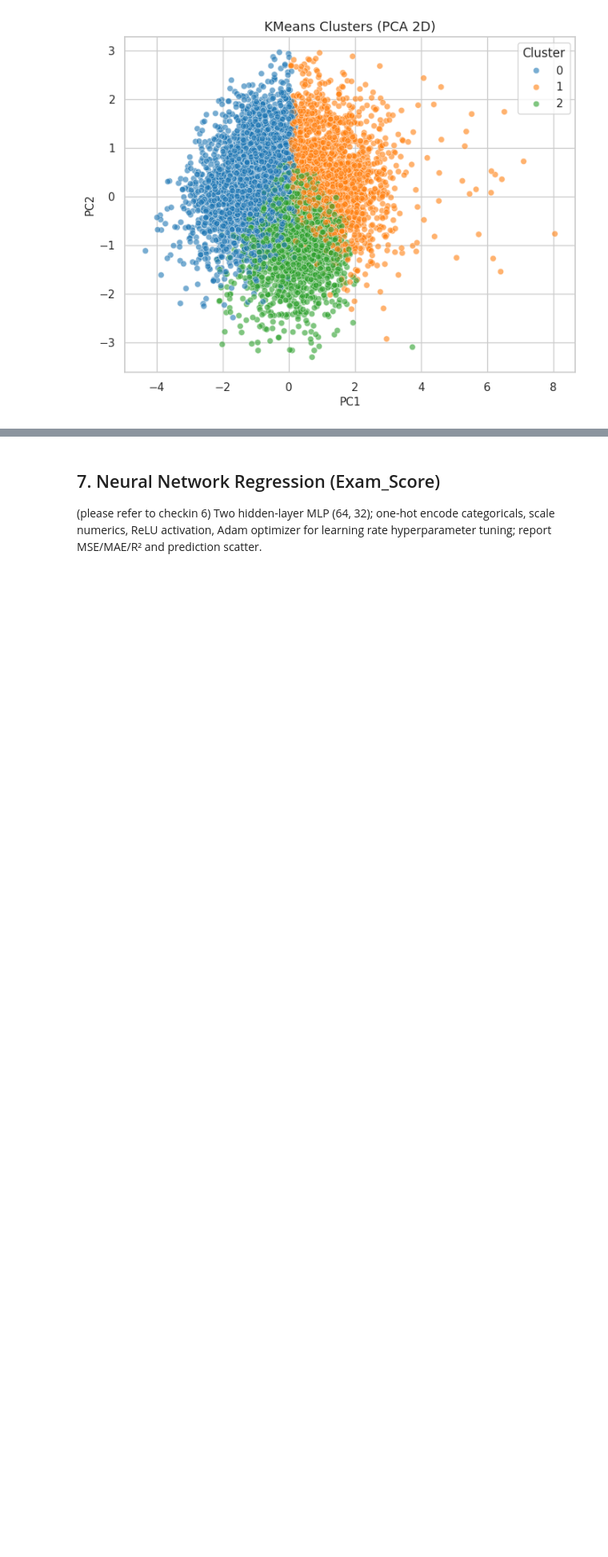
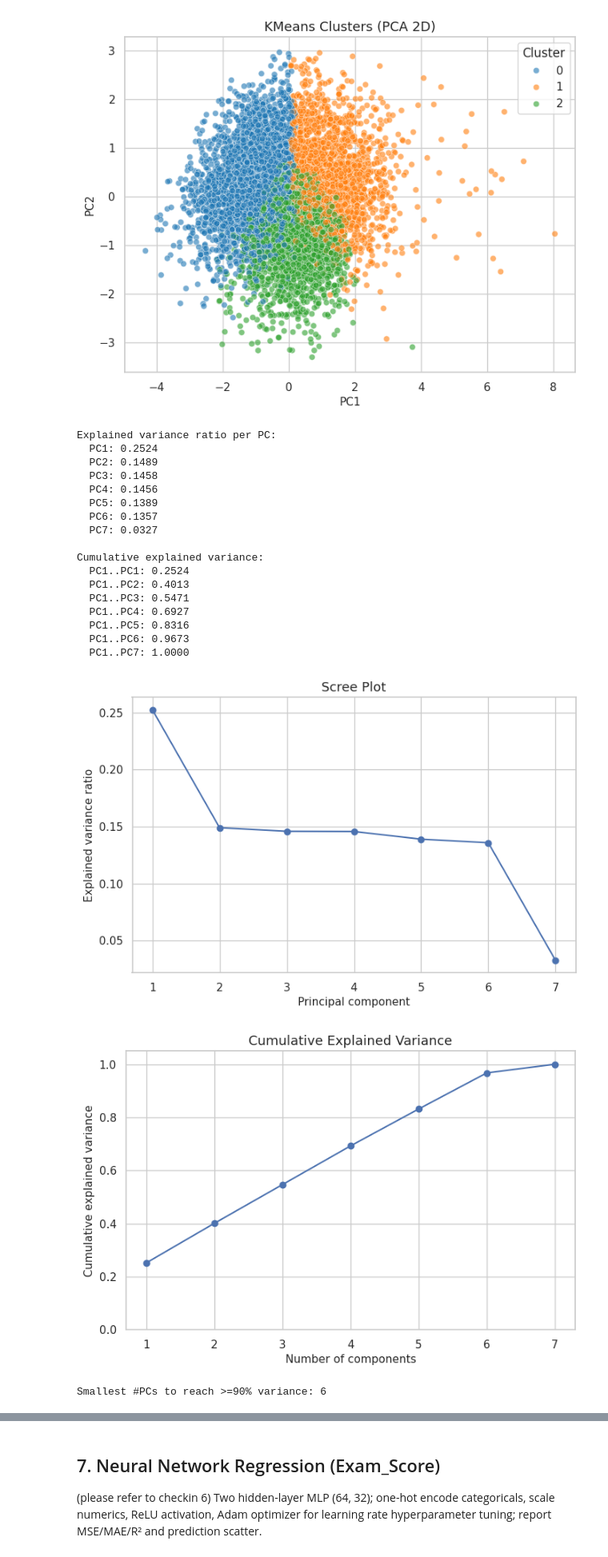
Before and after one commit to AuroraCh814/CS148_25Fall, a Jupyter notebook: notebooks/07_main_pipeline.ipynb, the cells around one changed output, grey strips where cells are left out. Shown at 80% size. Saved outputs shown, nothing was run; the diff lists cells and outputs as text; code cells hidden in the pictures; blank space fills up the shorter version.

```diff
--- a/notebooks/07_main_pipeline.ipynb
+++ b/notebooks/07_main_pipeline.ipynb
@@ -943,3 +1151,67 @@ plt.legend(title='Cluster')
 plt.show()
 # %% [output]
 [figure]
+# %%
+import numpy as np
+import matplotlib.pyplot as plt
+from sklearn.decomposition import PCA
+
+# Re-initialize PCA to get more components for the scree plot
+# The maximum number of components is the number of features in X_scaled, which is len(num_cols_cluster) (7)
+pca_for_scree = PCA(n_components=len(num_cols_cluster), random_state=42)
+pca_for_scree.fit(X_scaled) # Fit on the scaled data
+
+evr = pca_for_scree.explained_variance_ratio_
+cum_evr = np.cumsum(evr)
+
+print("Explained variance ratio per PC:")
+for i, r in enumerate(evr, start=1):
+    print(f"  PC{i}: {r:.4f}")
+
+print("\nCumulative explained variance:")
+for i, r in enumerate(cum_evr, start=1):
+    print(f"  PC1..PC{i}: {r:.4f}")
+
+# Scree plot
+plt.figure()
+plt.plot(range(1, len(evr)+1), evr, marker="o")
+plt.xlabel("Principal component")
+plt.ylabel("Explained variance ratio")
+plt.title("Scree Plot")
+plt.grid(True)
+plt.show()
+
+# Cumulative explained variance plot
+plt.figure()
+plt.plot(range(1, len(cum_evr)+1), cum_evr, marker="o")
+plt.xlabel("Number of components")
+plt.ylabel("Cumulative explained variance")
+plt.title("Cumulative Explained Variance")
+plt.ylim(0, 1.05)
+plt.grid(True)
+plt.show()
+
+# Choose k PCs for later (e.g., smallest k reaching 90% variance)
+k_90 = int(np.argmax(cum_evr >= 0.90) + 1)
+print("\nSmallest #PCs to reach >=90% variance:", k_90)
+# %% [output]
+Explained variance ratio per PC:
+  PC1: 0.2524
+  PC2: 0.1489
+  PC3: 0.1458
+  PC4: 0.1456
+  PC5: 0.1389
+  PC6: 0.1357
+  PC7: 0.0327
+
+Cumulative explained variance:
+  PC1..PC1: 0.2524
+  PC1..PC2: 0.4013
+  PC1..PC3: 0.5471
+  PC1..PC4: 0.6927
+  PC1..PC5: 0.8316
+  PC1..PC6: 0.9673
+  PC1..PC7: 1.0000
+[figure, added]
+[figure, added]
+Smallest #PCs to reach >=90% variance: 6
```
Also changed, not shown: parts of 21 cells of this notebook.
